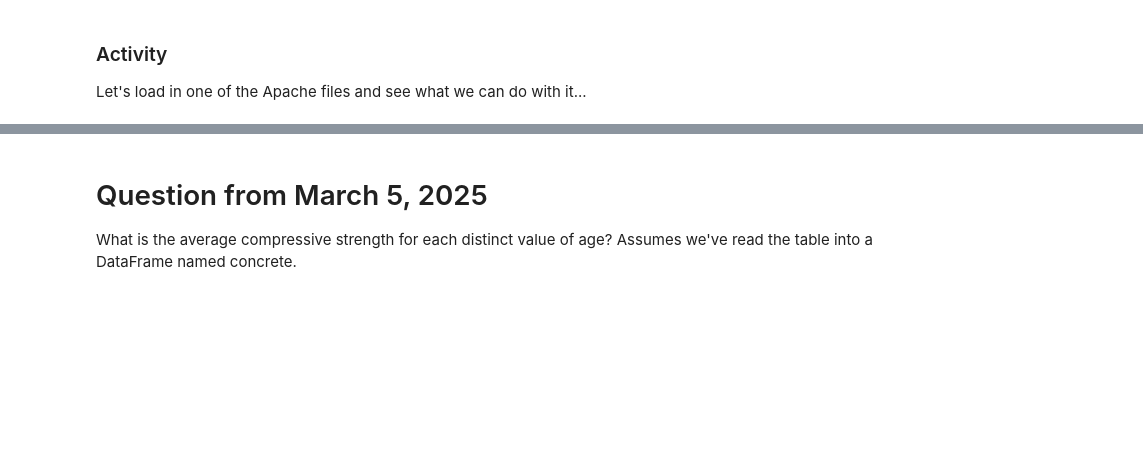
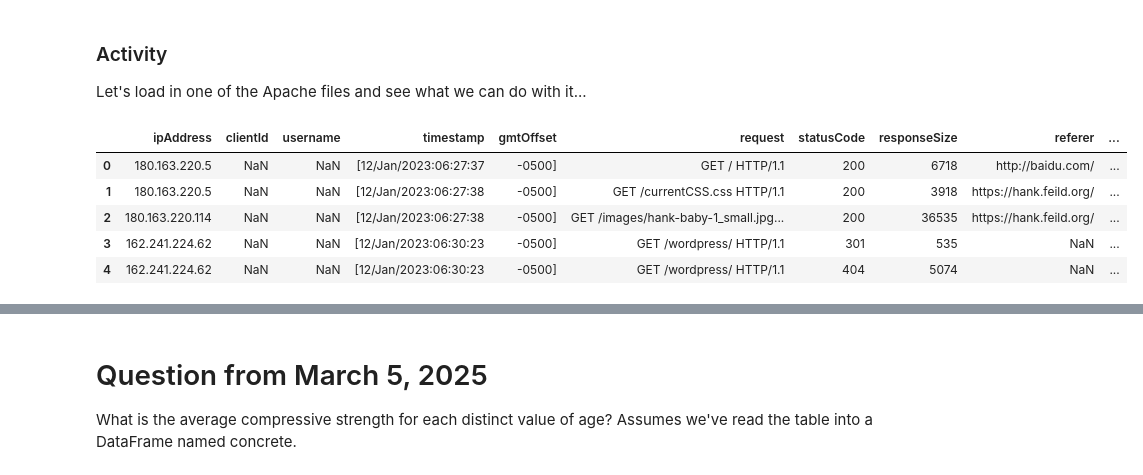
Before and after one commit to hafeild/csc440sp25, a Jupyter notebook: notebooks/06-basic-pandas.ipynb, the cells around one changed output, grey strips where cells are left out. Saved outputs shown, nothing was run; the diff lists cells and outputs as text; code cells hidden in the pictures; blank space fills up the shorter version.

Commit message:
Added apache example.

```diff
--- a/notebooks/06-basic-pandas.ipynb
+++ b/notebooks/06-basic-pandas.ipynb
@@ -759,0 +758,12 @@ Let's load in one of the Apache files and see what we can do with it...
+# %%
+import pandas as pd
+apache = pd.read_csv('../data/apache-logs/hank.feild.org-access.log', delimiter=' ', index_col=False, na_values='-',
+    names=['ipAddress', 'clientId', 'username', 'timestamp', 'gmtOffset', 'request', 'statusCode', 'responseSize', 'referer', 'userAgent'])
+apache.head()
+# %% [output]
+|  | ipAddress | clientId | username | timestamp | gmtOffset | request | statusCode | responseSize | referer | ... |
+| 0 | 180.163.220.5 | NaN | NaN | [12/Jan/2023:06:27:37 | -0500] | GET / HTTP/1.1 | 200 | 6718 | http://baidu.com/ | ... |
+| 1 | 180.163.220.5 | NaN | NaN | [12/Jan/2023:06:27:38 | -0500] | GET /currentCSS.css HTTP/1.1 | 200 | 3918 | https://hank.feild.org/ | ... |
+| 2 | 180.163.220.114 | NaN | NaN | [12/Jan/2023:06:27:38 | -0500] | GET /images/hank-baby-1_small.jpg... | 200 | 36535 | https://hank.feild.org/ | ... |
+| 3 | 162.241.224.62 | NaN | NaN | [12/Jan/2023:06:30:23 | -0500] | GET /wordpress/ HTTP/1.1 | 301 | 535 | NaN | ... |
+| 4 | 162.241.224.62 | NaN | NaN | [12/Jan/2023:06:30:23 | -0500] | GET /wordpress/ HTTP/1.1 | 404 | 5074 | NaN | ... |
```
Also changed, not shown: parts of 9 cells of this notebook.
